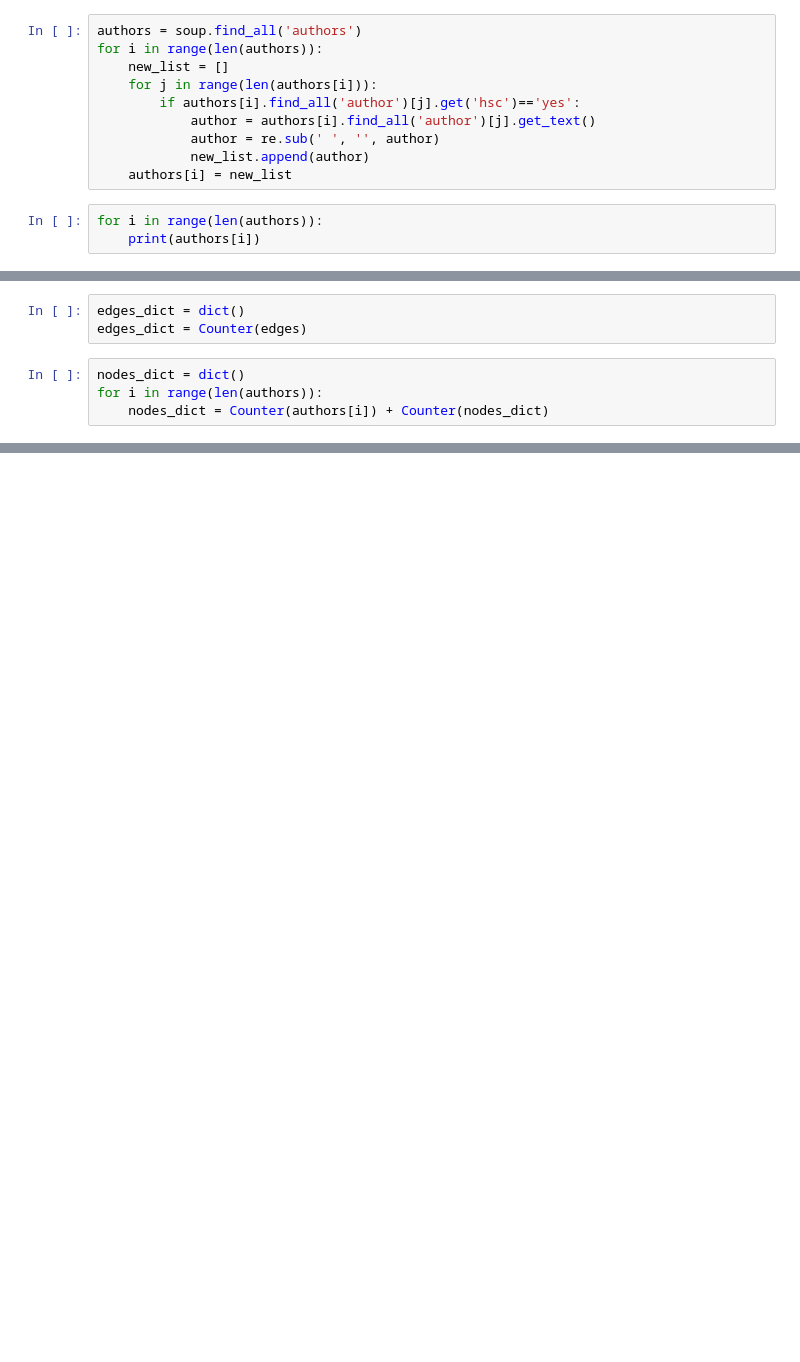
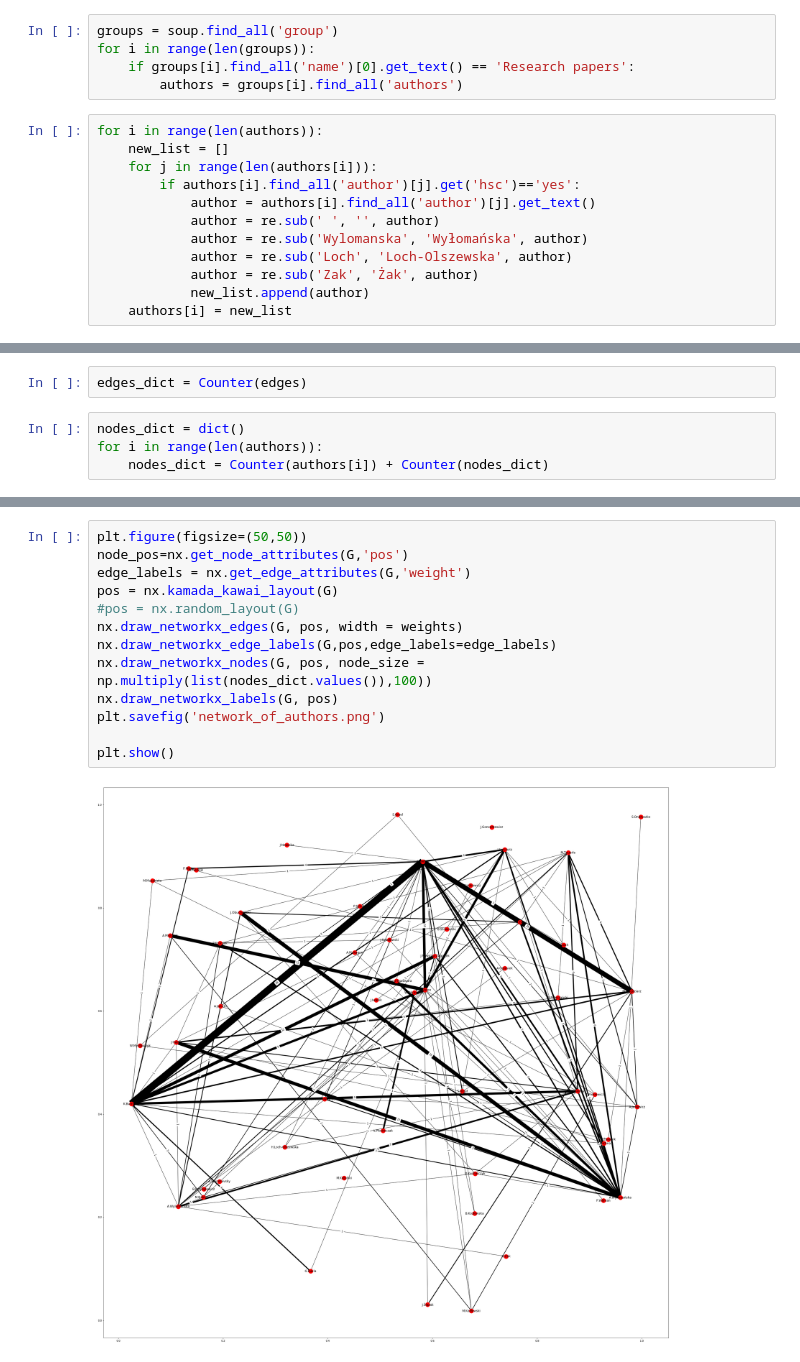
Before and after one commit to m-mazurkiewicz/AnalysisOfUnstructuredData, a Jupyter notebook: List2/List2Notebook.ipynb, the cells around one changed output, grey strips where cells are left out. Drawn from its saved outputs; the diff is of its cells as text; blank space fills up the shorter version.

Commit message:
Complete 2nd list

```diff
--- a/List2/List2Notebook.ipynb
+++ b/List2/List2Notebook.ipynb
@@ -25,13 +43,17 @@ soup = BeautifulSoup(html2.read(), 'lxml')
+# %%
+groups = soup.find_all('group')
+for i in range(len(groups)):
+    if groups[i].find_all('name')[0].get_text() == 'Research papers':
+        authors = groups[i].find_all('authors')
 # %%
-authors = soup.find_all('authors')
 for i in range(len(authors)):
     new_list = []
     for j in range(len(authors[i])):
         if authors[i].find_all('author')[j].get('hsc')=='yes':
             author = authors[i].find_all('author')[j].get_text()
             author = re.sub(' ', '', author)
+            author = re.sub('Wylomanska', 'Wyłomańska', author)
+            author = re.sub('Loch', 'Loch-Olszewska', author)
+            author = re.sub('Zak', 'Żak', author)
             new_list.append(author)
     authors[i] = new_list
-# %%
-for i in range(len(authors)):
-    print(authors[i])
@@ -59,7 +63,6 @@ for i in range(len(authors)):
     for pair in itertools.combinations(authors[i],2):
         edges.append(tuple(sorted(pair)))
 # %%
-edges_dict = dict()
 edges_dict = Counter(edges)
 # %%
 nodes_dict = dict()
@@ -77,4 +78,19 @@ for i in range(len(edges_dict)):
 weights = [G[u][v]['weight'] for u,v in G.edges]
+# %%
+plt.figure(figsize=(50,50))
+node_pos=nx.get_node_attributes(G,'pos')
+edge_labels = nx.get_edge_attributes(G,'weight')
+pos = nx.kamada_kawai_layout(G)
+#pos = nx.random_layout(G)
+nx.draw_networkx_edges(G, pos, width = weights)
+nx.draw_networkx_edge_labels(G,pos,edge_labels=edge_labels)
+nx.draw_networkx_nodes(G, pos, node_size = np.multiply(list(nodes_dict.values()),100))
+nx.draw_networkx_labels(G, pos)
+plt.savefig('network_of_authors.png')
+
+plt.show()
+# %% [output]
+[figure, added]
 # %%
 plt.figure(figsize=(40,40))
 nx.draw_random(G, with_labels=True, node_size = np.multiply(list(nodes_dict.values()),100), width = weights)
```
Also changed, not shown: parts of 4 cells of this notebook, 1 other file.
